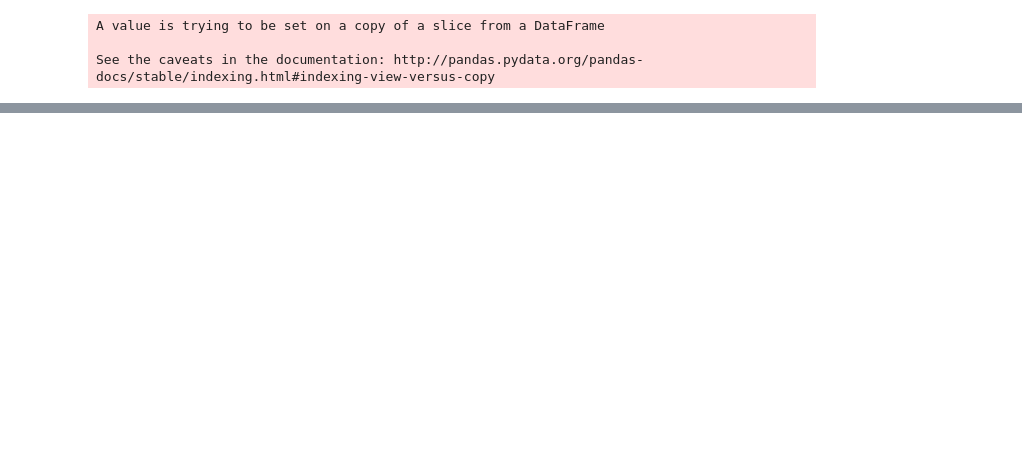
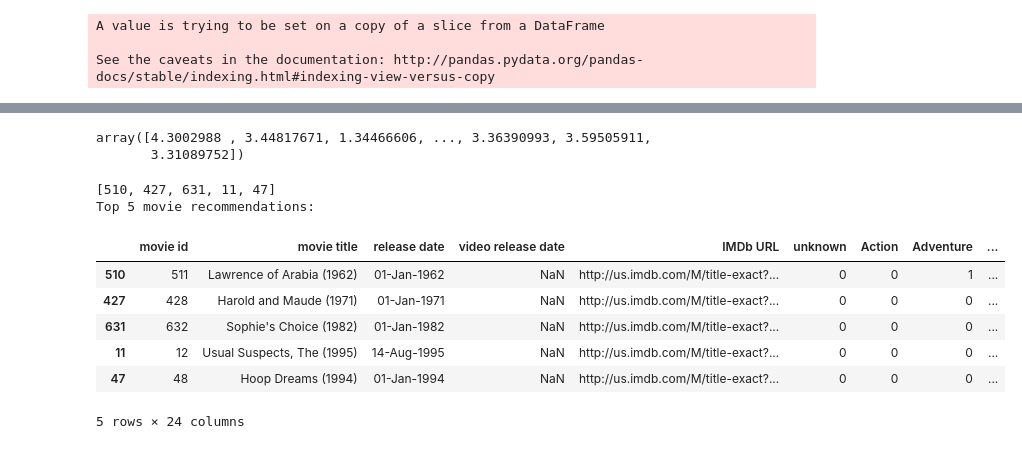
Before and after one commit to mkung8889/movie_app, a Jupyter notebook: matrix_factorization/matrix_factorization.ipynb, the cells around one changed output, grey strips where cells are left out. Drawn from its saved outputs; the diff is of its cells as text; code cells hidden in the pictures; blank space fills up the shorter version.

```diff
--- a/matrix_factorization/matrix_factorization.ipynb
+++ b/matrix_factorization/matrix_factorization.ipynb
@@ -280,0 +300,26 @@ test.to_csv("predicted_ratings.csv")
+# %%
+prediction_matrix[1,]
+# %% [output]
+array([4.3002988 , 3.44817671, 1.34466606, ..., 3.36390993, 3.59505911,
+       3.31089752])
+# %%
+def top5rec(userId):
+    orderedRecs = list(np.argsort(-prediction_matrix[userId - 1,]))[0:5]
+    print(orderedRecs)
+    rec_df = pd.DataFrame()
+    print("Top 5 movie recommendations:")
+    for movie in orderedRecs:
+        rec_df = rec_df.append(items.loc[items["movie id"]==movie+1])
+    return(rec_df)
+# %%
+top5rec(2)
+# %% [output]
+[510, 427, 631, 11, 47]
+Top 5 movie recommendations:
+|  | movie id | movie title | release date | video release date | IMDb URL | unknown | Action | Adventure | ... |
+| 510 | 511 | Lawrence of Arabia (1962) | 01-Jan-1962 | NaN | http://us.imdb.com/M/title-exact?... | 0 | 0 | 1 | ... |
+| 427 | 428 | Harold and Maude (1971) | 01-Jan-1971 | NaN | http://us.imdb.com/M/title-exact?... | 0 | 0 | 0 | ... |
+| 631 | 632 | Sophie's Choice (1982) | 01-Jan-1982 | NaN | http://us.imdb.com/M/title-exact?... | 0 | 0 | 0 | ... |
+| 11 | 12 | Usual Suspects, The (1995) | 14-Aug-1995 | NaN | http://us.imdb.com/M/title-exact?... | 0 | 0 | 0 | ... |
+| 47 | 48 | Hoop Dreams (1994) | 01-Jan-1994 | NaN | http://us.imdb.com/M/title-exact?... | 0 | 0 | 0 | ... |
+5 rows × 24 columns
```
Also changed, not shown: parts of 7 cells of this notebook.
